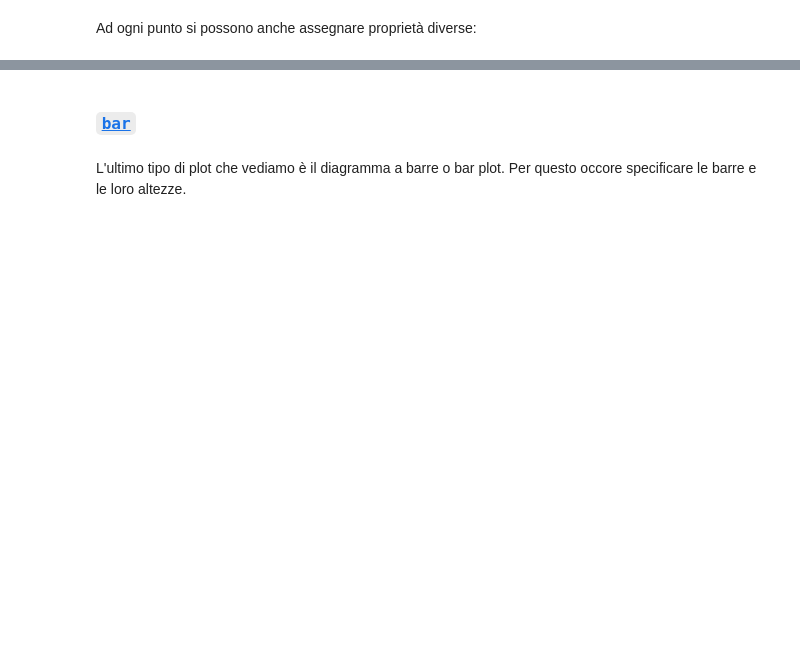
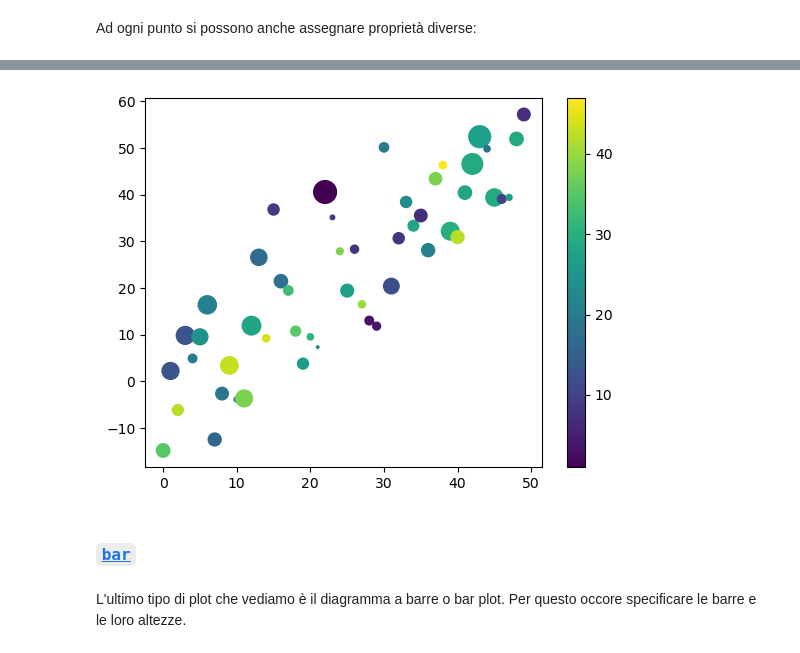
Before and after one commit to jb-sharp/stat4bigdata, a Jupyter notebook: Lezione 8/08-1-matplotlib.ipynb, the cells around one changed output, grey strips where cells are left out. Saved outputs shown, nothing was run; the diff lists cells and outputs as text; code cells hidden in the pictures; blank space fills up the shorter version.

```diff
--- a/Lezione 8/08-1-matplotlib.ipynb
+++ b/Lezione 8/08-1-matplotlib.ipynb
@@ -131,9 +170,12 @@ s = np.abs(np.random.randn(50)) * 100
 # %%
 plt.figure()
 plt.scatter(x, y,
             c = c, # colore random
             s = s) # dimensione random
+plt.colorbar() # Aggiunge la barra dei colori al grafico
 plt.show()
+# %% [output]
+[figure, added]
 # %% [markdown]
 ### [`bar`](https://matplotlib.org/stable/api/_as_gen/matplotlib.pyplot.scatter.html)
 # %% [markdown]
```
Also changed, not shown: parts of 26 cells of this notebook, 1 other file.
